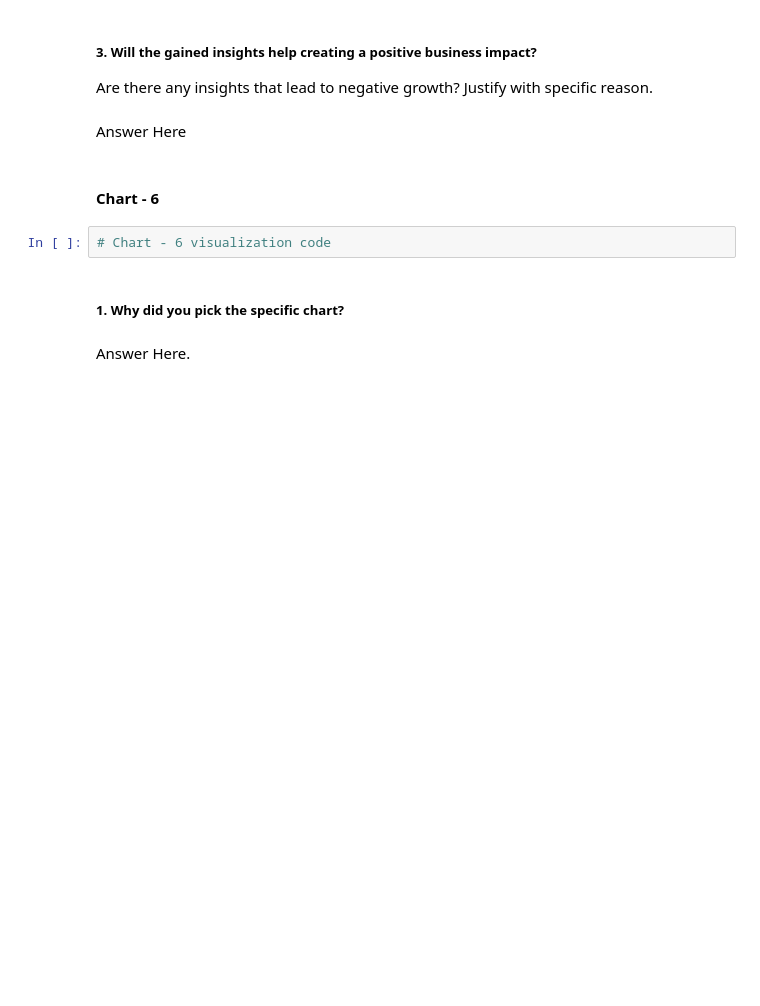
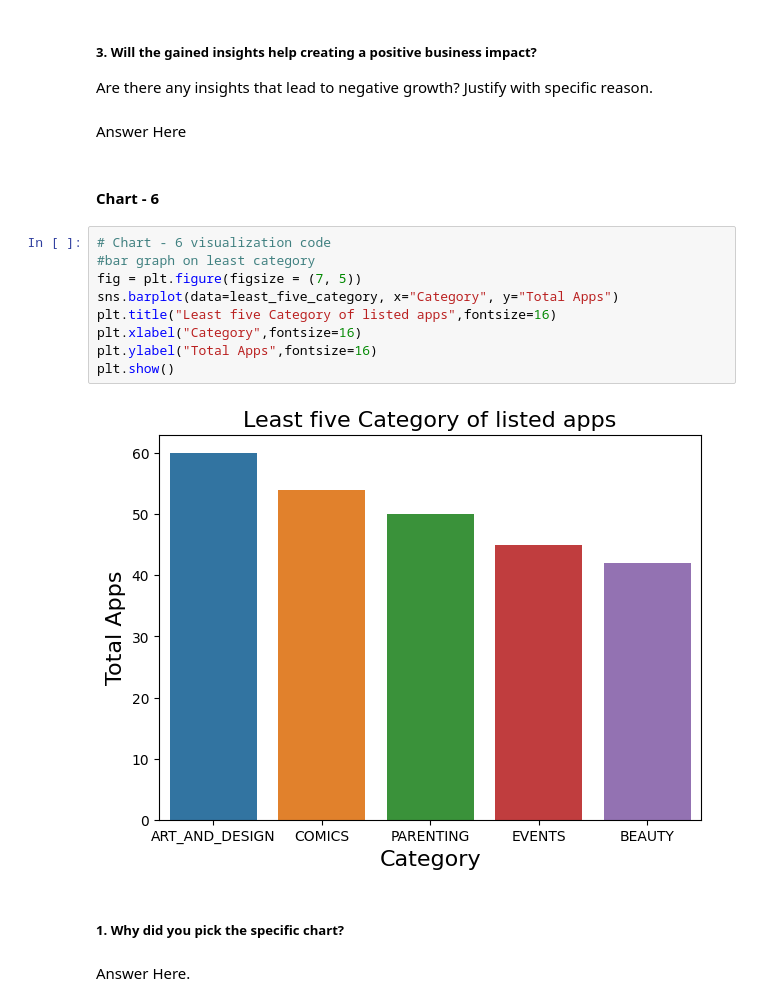
Before and after one commit to Roony0708/Project, a Jupyter notebook: Copy_of_Sample_EDA_Submission_Template3.ipynb, the cells around one changed output. Drawn from its saved outputs; the diff is of its cells as text; blank space fills up the shorter version.

```diff
--- a/Copy_of_Sample_EDA_Submission_Template3.ipynb
+++ b/Copy_of_Sample_EDA_Submission_Template3.ipynb
@@ -805,8 +829,17 @@ Are there any insights that lead to negative growth? Justify with specific reaso
 Answer Here
 # %% [markdown]
 #### Chart - 6
-# %%
-# Chart - 6 visualization code
+# %%
+# Chart - 6 visualization code
+#bar graph on least category
+fig = plt.figure(figsize = (7, 5))
+sns.barplot(data=least_five_category, x="Category", y="Total Apps")
+plt.title("Least five Category of listed apps",fontsize=16)
+plt.xlabel("Category",fontsize=16)
+plt.ylabel("Total Apps",fontsize=16)
+plt.show()
+# %% [output]
+[figure, added]
 # %% [markdown]
 ##### 1. Why did you pick the specific chart?
 # %% [markdown]
```
Also changed, not shown: parts of 81 cells of this notebook.
